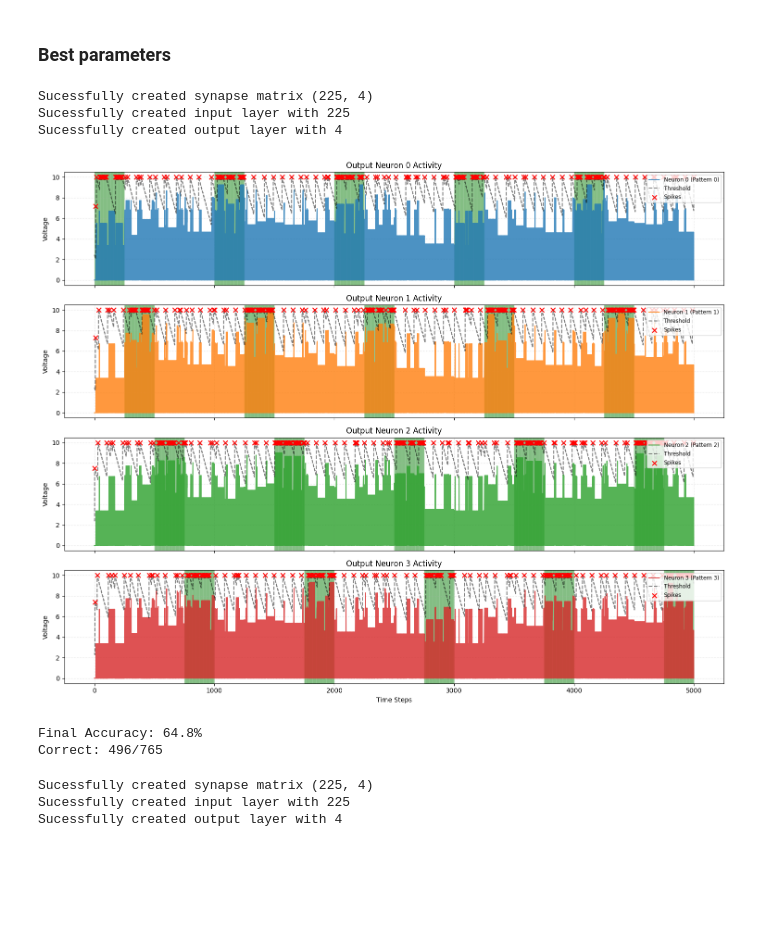
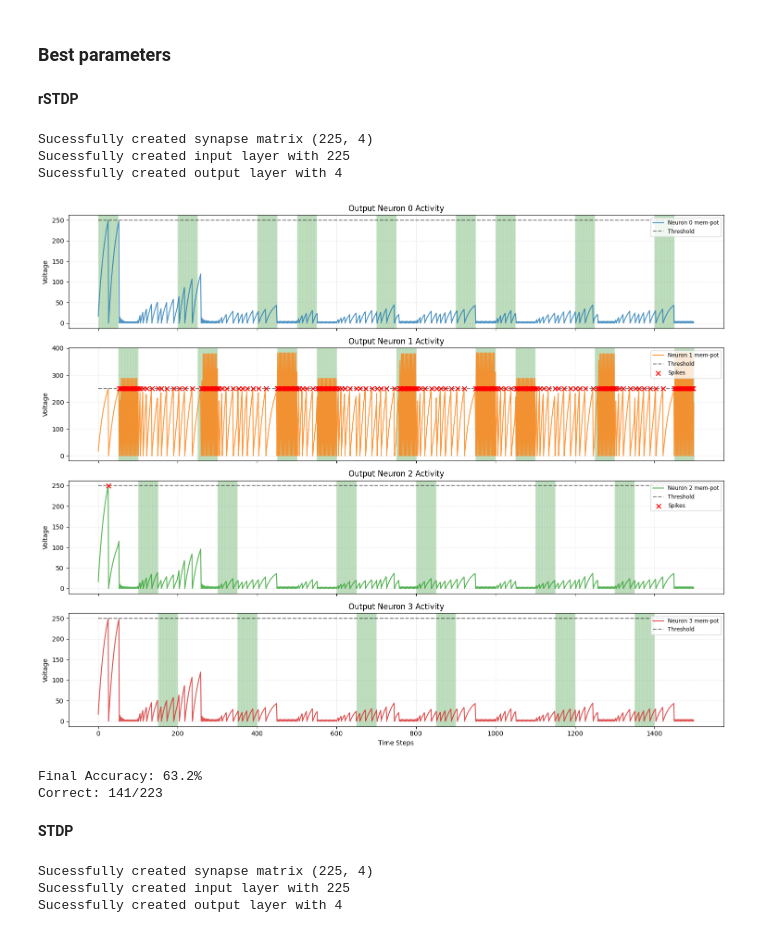
Before and after one commit to robotgreier/python_neural_network, a Jupyter notebook: Python_Twin/Bachelor_SNN_Test/Python_NN/Custom_SNN_testing.ipynb, the cells around one changed output. Drawn from its saved outputs; the diff is of its cells as text; code cells hidden in the pictures; blank space fills up the shorter version.

```diff
--- a/Python_Twin/Bachelor_SNN_Test/Python_NN/Custom_SNN_testing.ipynb
+++ b/Python_Twin/Bachelor_SNN_Test/Python_NN/Custom_SNN_testing.ipynb
@@ -348,32 +607,27 @@ Name: mean_accuracy, dtype: float64
 # %% [markdown]
 ### **Best parameters**
+# %% [markdown]
+**rSTDP**
 # %%
 # Simulation parameters
-time_steps = 5000
-pattern_hold_duration = 250
+time_steps = 1500
+pattern_hold_duration = 50
 
 # Architecture parameter
 input_size = 15*15     # Number of input neurons
 output_size = 4     # Number of output neurons
 
 # Hyperparameters
-beta = 0.999
-threshold = 2.5
+beta = 0.95
+threshold = 250
 reset_val = 0.0
-learning_rate = 0.1
+learning_rate = 0.005
 initial_weight = 0.25
 
 # Reward parameters
-dopamine_correct = 7.5
+dopamine_correct = 5.0
 dopamine_wrong = -0.50
 dopamine_nofire = -0.05
-
-# Decay parameters
-global_weight_decay = 0.99
-threshold_decay = 0.002
-
-# Threshold parameters
-threshold_increase_winner = 5.0
 
 # Initialize history lists
 mem_hist = []
@@ -500,7 +722,7 @@ def plot_neuron_dynamics(mem_history, threshold_history, spike_history, target_h
         spks = [s[i] for s in spike_history]
 
         # 1. Plot Membrane Potential
-        axes[i].plot(mems, label=f'Neuron {i} (Pattern {i})', color=colors[i], alpha=0.8)
+        axes[i].plot(mems, label=f'Neuron {i} mem-pot', color=colors[i], alpha=0.8)
 
         # 2. Plot Dynamic Threshold
         axes[i].step(range(time_steps), threshs, label='Threshold', color='black',
@@ -521,36 +743,38 @@ def plot_neuron_dynamics(mem_history, threshold_history, spike_history, target_h
 
         # Formatting
         axes[i].set_title(f"Output Neuron {i} Activity")
         axes[i].set_ylabel("Voltage")
         axes[i].legend(loc='upper right', fontsize='small')
         axes[i].grid(True, which='both', linestyle=':', alpha=0.5)
 
     plt.xlabel("Time Steps")
     plt.tight_layout()
     plt.show()
 
 # Run the updated plot
 plot_neuron_dynamics(mem_hist, thresh_hist, spike_hist, target_hist)
 
 
 # Add after your loop
 correct_count = 0
 total_count = 0
 
 for t in range(len(spike_hist)):
     if any(spike_hist[t]):  # If any neuron fired
         winner = np.argmax(spike_hist[t])
         if winner == target_hist[t]:
             correct_count += 1
         total_count += 1
 
 accuracy = 100 * correct_count / total_count if total_count > 0 else 0
 print(f"\nFinal Accuracy: {accuracy:.1f}%")
 print(f"Correct: {correct_count}/{total_count}")
 # %% [output]
-[figure, old version]
+[figure, new version]
-Final Accuracy: 64.8%
-Correct: 496/765
+Final Accuracy: 63.2%
+Correct: 141/223
+# %% [markdown]
+**STDP**
 # %%
 # Initialize history lists
 mem_hist = []
```
Also changed, not shown: parts of 17 cells of this notebook, 2 other files.
